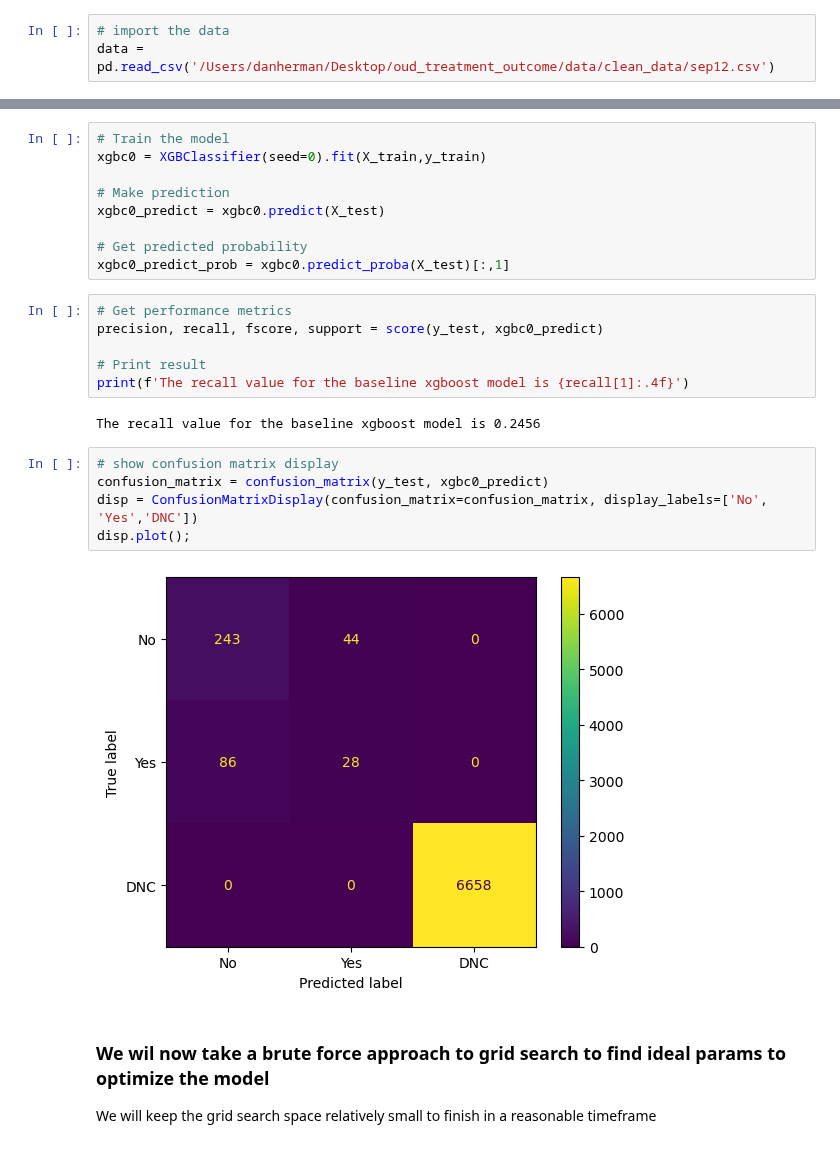
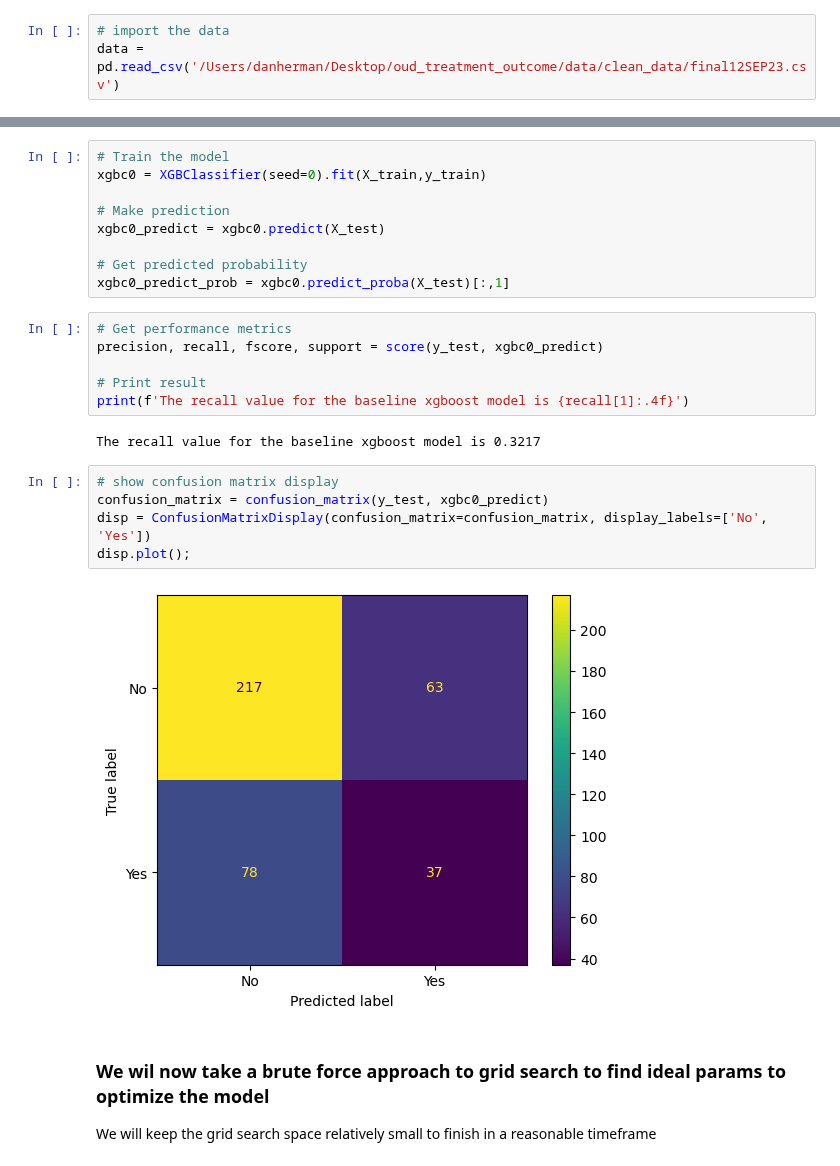
Before and after one commit to DanHerman212/oud_treatment_outcome, a Jupyter notebook: notebooks/Level_4_modeling/4_XGBoost_classifier_sklearnAPI.ipynb, the cells around one changed output, grey strips where cells are left out. Cells and saved outputs as stored; diff of their text form.

```diff
--- a/notebooks/Level_4_modeling/4_XGBoost_classifier_sklearnAPI.ipynb
+++ b/notebooks/Level_4_modeling/4_XGBoost_classifier_sklearnAPI.ipynb
@@ -27,7 +27,7 @@ Using `tqdm.autonotebook.tqdm` in notebook mode. Use `tqdm.tqdm` instead to forc
 [interactive output not drawn]
 # %%
 # import the data
-data = pd.read_csv('/Users/danherman/Desktop/oud_treatment_outcome/data/clean_data/sep12.csv')
+data = pd.read_csv('/Users/danherman/Desktop/oud_treatment_outcome/data/clean_data/final12SEP23.csv')
 # %%
 data.shape
 # %% [output]
@@ -89,14 +88,14 @@ precision, recall, fscore, support = score(y_test, xgbc0_predict)
 # Print result
 print(f'The recall value for the baseline xgboost model is {recall[1]:.4f}')
 # %% [output]
-The recall value for the baseline xgboost model is 0.2456
+The recall value for the baseline xgboost model is 0.3217
 # %%
 # show confusion matrix display
 confusion_matrix = confusion_matrix(y_test, xgbc0_predict)
-disp = ConfusionMatrixDisplay(confusion_matrix=confusion_matrix, display_labels=['No', 'Yes','DNC'])
+disp = ConfusionMatrixDisplay(confusion_matrix=confusion_matrix, display_labels=['No', 'Yes'])
 disp.plot();
 # %% [output]
-[figure, old version]
+[figure, new version]
 # %% [markdown]
 ### We wil now take a brute force approach to grid search to find ideal params to optimize the model
 We will keep the grid search space relatively small to finish in a reasonable timeframe
```
Also changed, not shown: parts of 17 cells of this notebook.
